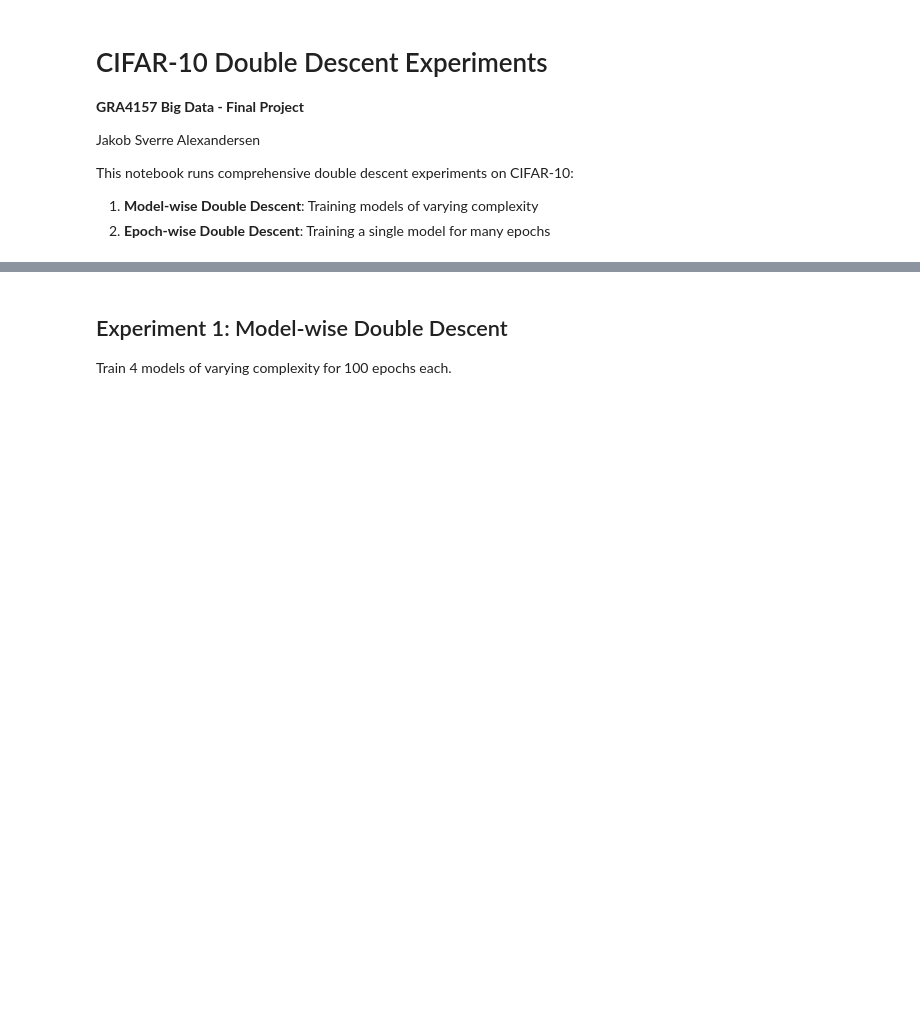
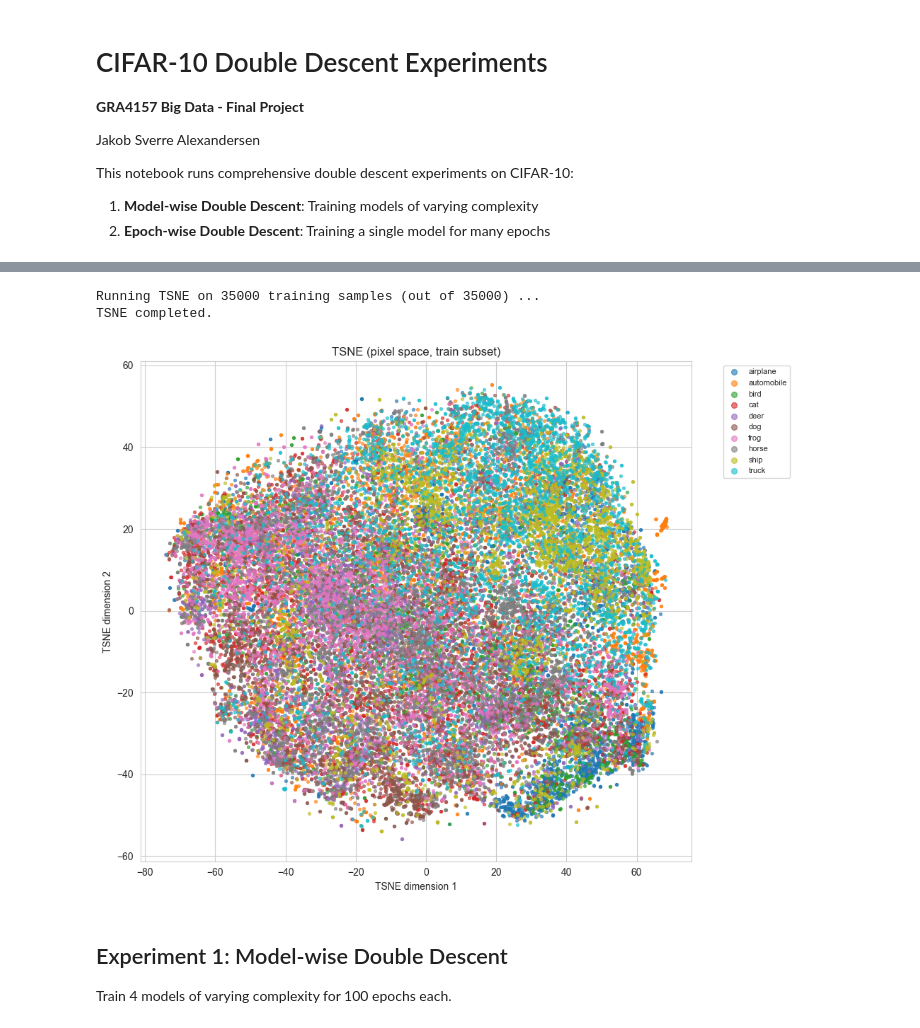
Before and after one commit to alexandersen01/GRA4157-big-data-final-proj, a Jupyter notebook: cifar10_experiments_notebook.ipynb, the cells around one changed output, grey strips where cells are left out. Drawn from its saved outputs; the diff is of its cells as text; code cells hidden in the pictures; blank space fills up the shorter version.

Commit message:
added tsne and some stuff

```diff
--- a/cifar10_experiments_notebook.ipynb
+++ b/cifar10_experiments_notebook.ipynb
@@ -114,3 +272,54 @@ class names: ['airplane', 'automobile', 'bird', 'cat', 'deer', 'dog', 'frog', 'h
+# %%
+# TSNE visualization of CIFAR-10 in pixel space (subsampled from train set)
+
+# To keep TSNE reasonably fast, we only use a random subset of the training data.
+max_samples = 35_000
+num_train = X_train.shape[0]
+
+subset_size = min(max_samples, num_train)
+subset_indices = np.random.choice(num_train, size=subset_size, replace=False)
+
+X_subset = X_train[subset_indices]
+y_subset = y_train[subset_indices]
+
+print(f"Running TSNE on {subset_size} training samples (out of {num_train}) ...")
+
+tsne = TSNE(
+    n_components=2,
+    perplexity=30,
+    learning_rate="auto",
+    init="random",
+    random_state=SEED,
+)
+X_embedded = tsne.fit_transform(X_subset)
+
+print("TSNE completed.")
+
+# Plot the 2D embedding, colored by class
+plt.figure(figsize=(10, 8))
+
+palette = sns.color_palette("tab10", n_colors=len(class_names))
+for class_idx, class_name in enumerate(class_names):
+    mask = y_subset == class_idx
+    plt.scatter(
+        X_embedded[mask, 0],
+        X_embedded[mask, 1],
+        s=8,
+        color=palette[class_idx],
+        alpha=0.6,
+        label=class_name,
+    )
+
+plt.title("TSNE (pixel space, train subset)")
+plt.xlabel("TSNE dimension 1")
+plt.ylabel("TSNE dimension 2")
+plt.legend(markerscale=2, fontsize=8, bbox_to_anchor=(1.05, 1), loc="upper left")
+plt.tight_layout()
+plt.show()
+# %% [output]
+Running TSNE on 35000 training samples (out of 35000) ...
+TSNE completed.
+[figure, added]
 # %% [markdown]
 ## Experiment 1: Model-wise Double Descent
 
```
Also changed, not shown: parts of 8 cells of this notebook, 10 other files.
